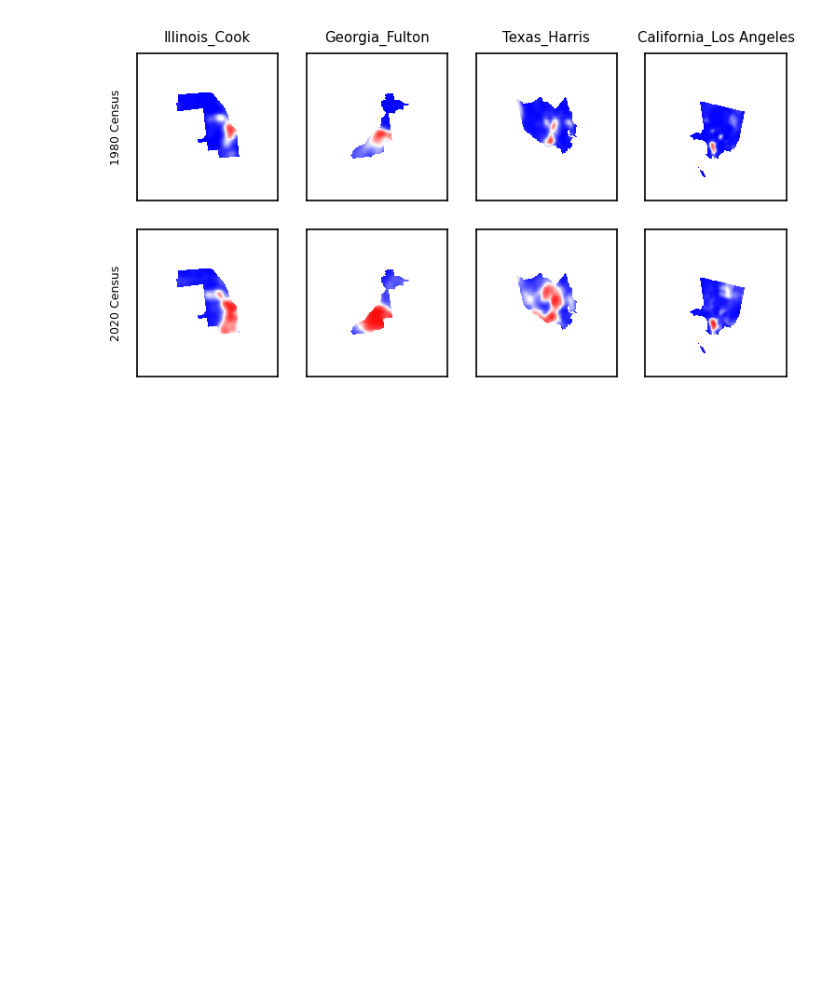
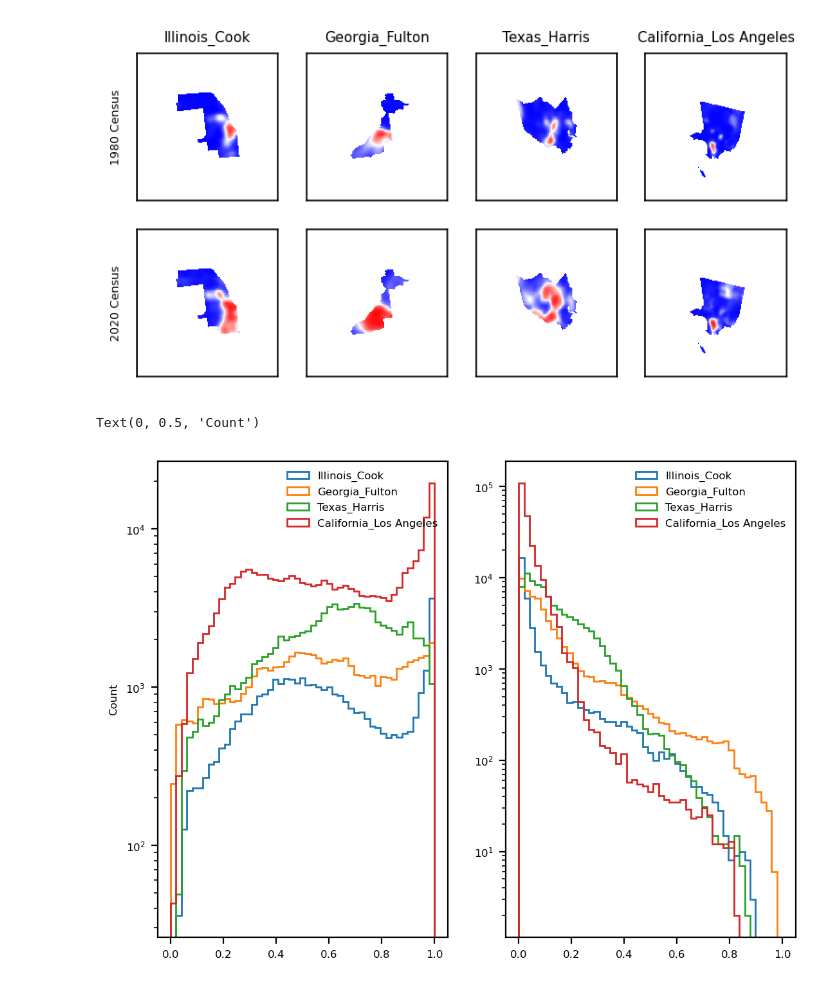
Before and after one commit to jcolen/sociohydro, a Jupyter notebook: census_gridded/CensusData.ipynb, the cells around one changed output. Saved outputs shown, nothing was run; the diff lists cells and outputs as text; code cells hidden in the pictures; blank space fills up the shorter version.

Commit message:
Started census density investigation

```diff
--- a/census_gridded/CensusData.ipynb
+++ b/census_gridded/CensusData.ipynb
@@ -129,3 +129,33 @@ ax[1,0].set_ylabel(f'2020 Census')
 # %% [output]
 Text(0, 0.5, '2020 Census')
 [figure]
+# %%
+# Plot a histogram of dataset population densities
+
+fig, ax = plt.subplots(1, 2, dpi=200)
+bins = np.linspace(0, 1, 50)
+years = [1980, 1990, 2000, 2010, 2020]
+data_w = []
+data_b = []
+for i, county in enumerate(fig3_county):
+    ds = CensusDataset(county).validate()
+    wb = ds.wb(years)
+
+    ax[0].hist(wb[:, 0].flatten(), histtype='step', label=county, bins=bins, alpha=1.)
+    ax[1].hist(wb[:, 1].flatten(), histtype='step', label=county, bins=bins, alpha=1.)
+
+    ax[0].set_yscale('log')
+    ax[1].set_yscale('log')
+
+ax[0].legend(framealpha=0)
+ax[1].legend(framealpha=0)
+
+for a in ax:
+    a.legend(framealpha=0)
+    #a.set_xlabel('Population density [$1/$m$^2$]')
+    #a.set_xlim([0, 0.01])
+
+ax[0].set_ylabel('Count')
+# %% [output]
+Text(0, 0.5, 'Count')
+[figure, added]
```
Also changed, not shown: 6 other files.
